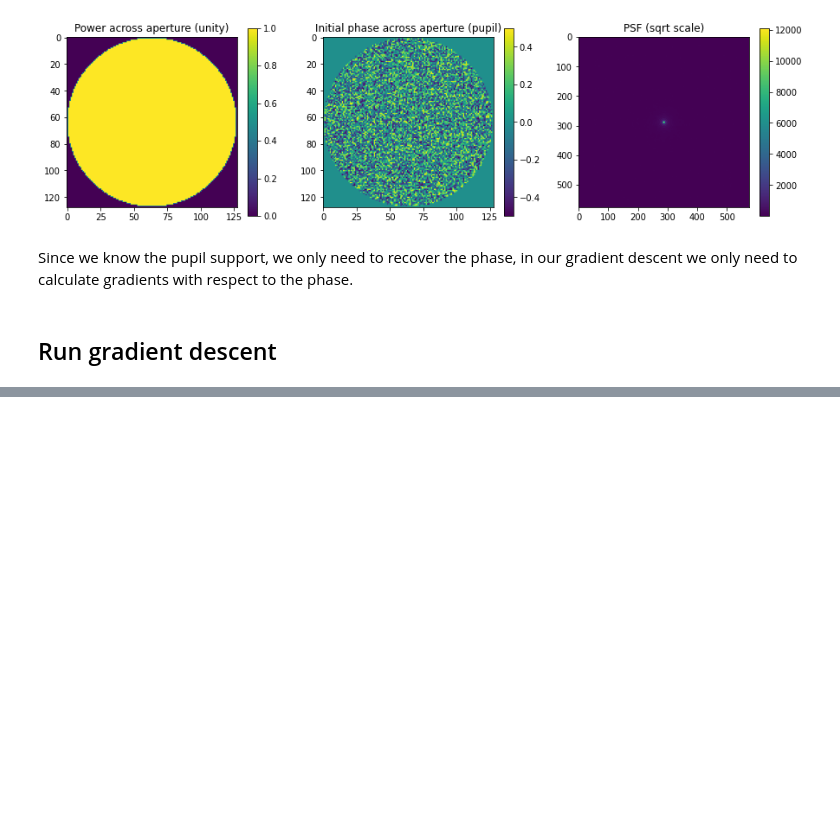
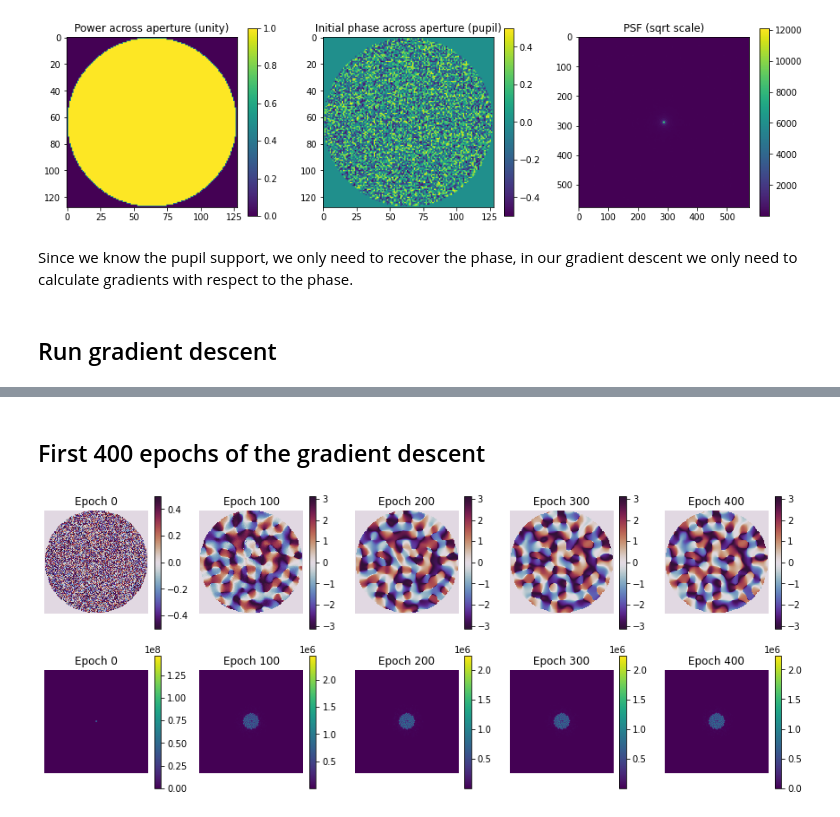
Before and after one commit to alipwong/phase_retrieval_and_design, a Jupyter notebook: phase_retrieval/retrieval/quantum_monodromy.ipynb, the cells around one changed output, grey strips where cells are left out. Cells and saved outputs as stored; diff of their text form; code cells hidden in the pictures; blank space fills up the shorter version.

```diff
--- a/phase_retrieval/retrieval/quantum_monodromy.ipynb
+++ b/phase_retrieval/retrieval/quantum_monodromy.ipynb
@@ -154,0 +167,16 @@ with open('./quantum_monodromy.pkl', 'wb') as f:
+# %% [markdown]
+## First 400 epochs of the gradient descent
+# %%
+ncols = 5
+save_rate = 100
+
+plt.figure(figsize = (15, 6))
+for i in range(ncols):
+    plt.subplot(2, ncols, i + 1); plt.imshow(np.angle(results["pupils"][i]), cmap = 'twilight_shifted', interpolation = 'none'); plt.colorbar(); plt.axis('off')
+    plt.title("Epoch {}".format(i * save_rate))
+
+    plt.subplot(2, ncols, ncols + i + 1); plt.imshow(results["psfs"][i]); plt.colorbar(); plt.axis('off')
+    plt.title("Epoch {}".format(i * save_rate))
+plt.show()
+# %% [output]
+[figure, added]
```
Also changed, not shown: parts of 8 cells of this notebook, 1 other file.
